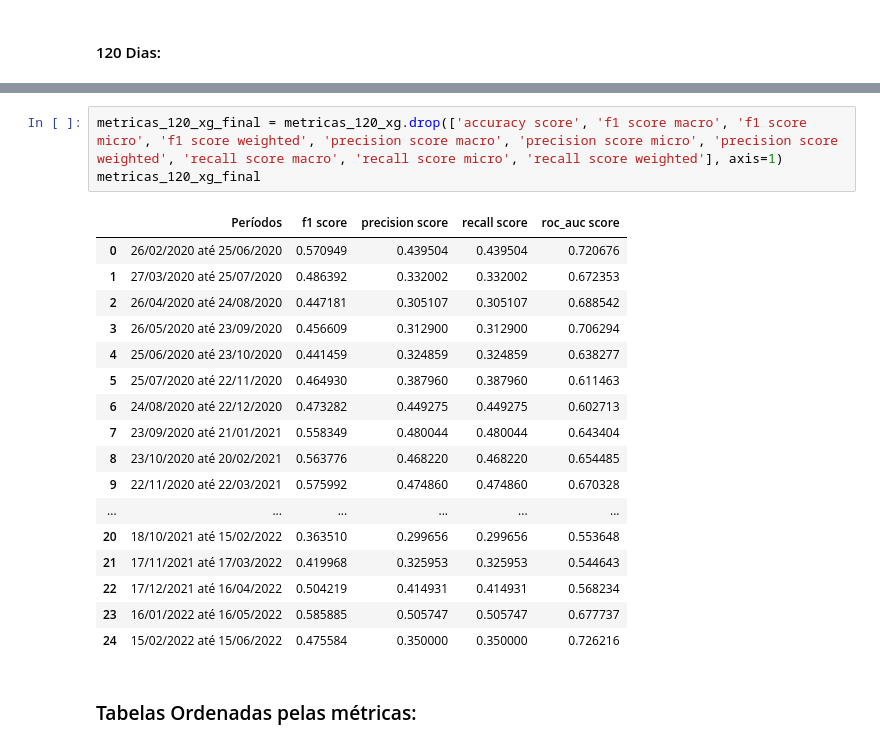
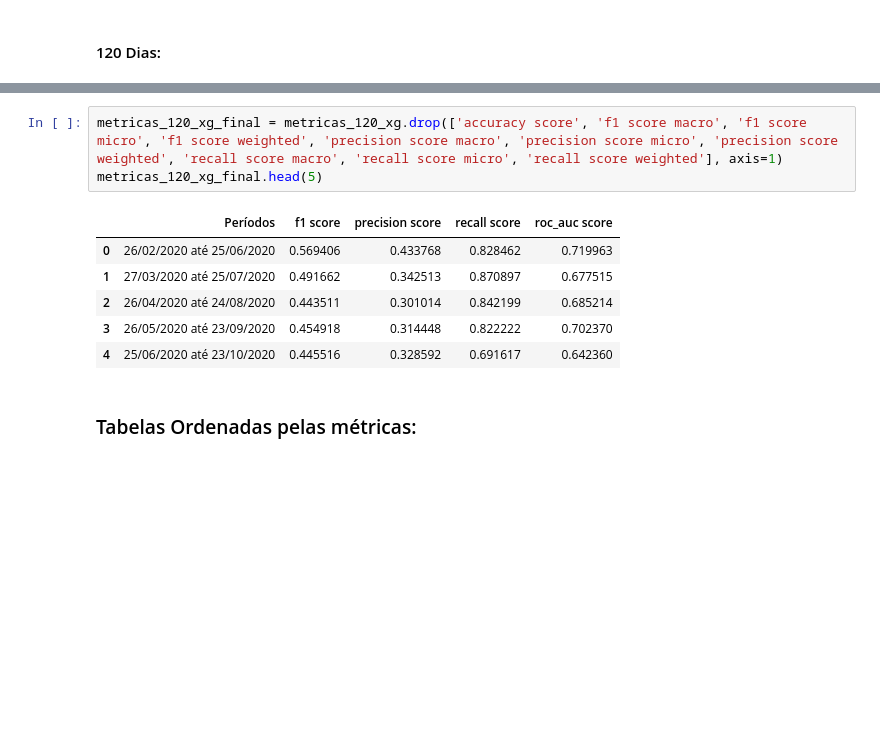
Before and after one commit to bielarnaud/Estudo_dados_de_covid, a Jupyter notebook: Codes/Classificação/Métricas.ipynb, the cells around one changed output, grey strips where cells are left out. Drawn from its saved outputs; the diff is of its cells as text; blank space fills up the shorter version.

```diff
--- a/Codes/Classificação/Métricas.ipynb
+++ b/Codes/Classificação/Métricas.ipynb
@@ -142,24 +132,13 @@ metricas_120_xg
 # %%
 metricas_120_xg_final = metricas_120_xg.drop(['accuracy score', 'f1 score macro', 'f1 score micro', 'f1 score weighted', 'precision score macro', 'precision score micro', 'precision score weighted', 'recall score macro', 'recall score micro', 'recall score weighted'], axis=1)
-metricas_120_xg_final
+metricas_120_xg_final.head(5)
 # %% [output]
 |  | Períodos | f1 score | precision score | recall score | roc_auc score |
-| 0 | 26/02/2020 até 25/06/2020 | 0.570949 | 0.439504 | 0.439504 | 0.720676 |
-| 1 | 27/03/2020 até 25/07/2020 | 0.486392 | 0.332002 | 0.332002 | 0.672353 |
-| 2 | 26/04/2020 até 24/08/2020 | 0.447181 | 0.305107 | 0.305107 | 0.688542 |
-| 3 | 26/05/2020 até 23/09/2020 | 0.456609 | 0.312900 | 0.312900 | 0.706294 |
-| 4 | 25/06/2020 até 23/10/2020 | 0.441459 | 0.324859 | 0.324859 | 0.638277 |
-| 5 | 25/07/2020 até 22/11/2020 | 0.464930 | 0.387960 | 0.387960 | 0.611463 |
-| 6 | 24/08/2020 até 22/12/2020 | 0.473282 | 0.449275 | 0.449275 | 0.602713 |
-| 7 | 23/09/2020 até 21/01/2021 | 0.558349 | 0.480044 | 0.480044 | 0.643404 |
-| 8 | 23/10/2020 até 20/02/2021 | 0.563776 | 0.468220 | 0.468220 | 0.654485 |
-| 9 | 22/11/2020 até 22/03/2021 | 0.575992 | 0.474860 | 0.474860 | 0.670328 |
-| ... | ... | ... | ... | ... | ... |
-| 20 | 18/10/2021 até 15/02/2022 | 0.363510 | 0.299656 | 0.299656 | 0.553648 |
-| 21 | 17/11/2021 até 17/03/2022 | 0.419968 | 0.325953 | 0.325953 | 0.544643 |
-| 22 | 17/12/2021 até 16/04/2022 | 0.504219 | 0.414931 | 0.414931 | 0.568234 |
-| 23 | 16/01/2022 até 16/05/2022 | 0.585885 | 0.505747 | 0.505747 | 0.677737 |
-| 24 | 15/02/2022 até 15/06/2022 | 0.475584 | 0.350000 | 0.350000 | 0.726216 |
+| 0 | 26/02/2020 até 25/06/2020 | 0.569406 | 0.433768 | 0.828462 | 0.719963 |
+| 1 | 27/03/2020 até 25/07/2020 | 0.491662 | 0.342513 | 0.870897 | 0.677515 |
+| 2 | 26/04/2020 até 24/08/2020 | 0.443511 | 0.301014 | 0.842199 | 0.685214 |
+| 3 | 26/05/2020 até 23/09/2020 | 0.454918 | 0.314448 | 0.822222 | 0.702370 |
+| 4 | 25/06/2020 até 23/10/2020 | 0.445516 | 0.328592 | 0.691617 | 0.642360 |
 # %% [markdown]
 ### Tabelas Ordenadas pelas métricas:
 # %% [markdown]
```
Also changed, not shown: parts of 140 cells of this notebook, 9 other files.
